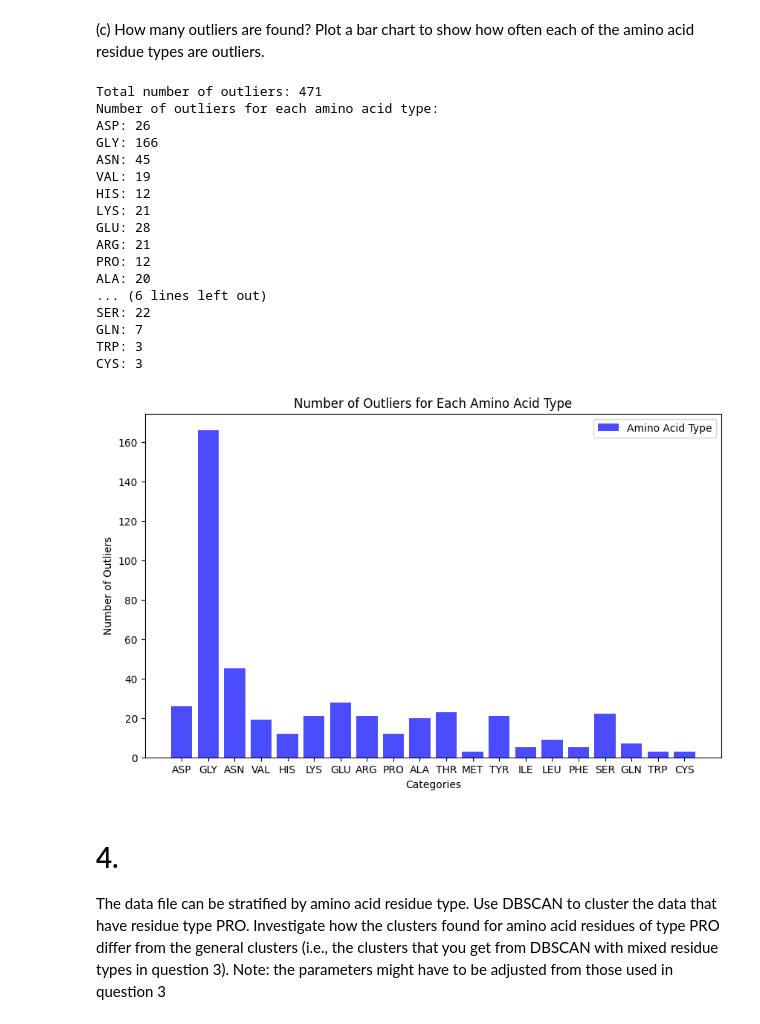
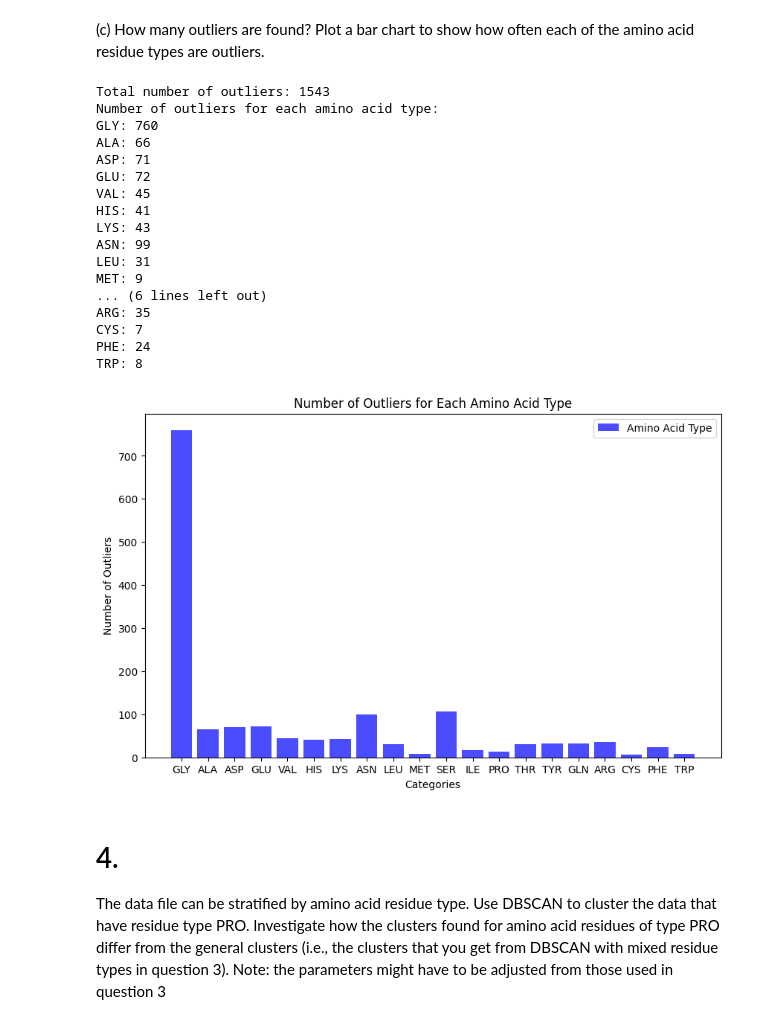
Before and after one commit to Beolinen/DAT565, a Jupyter notebook: Assignment03/A3.ipynb, the cells around one changed output. Cells and saved outputs as stored; diff of their text form; code cells hidden in the pictures.

```diff
--- a/Assignment03/A3.ipynb
+++ b/Assignment03/A3.ipynb
@@ -320,70 +417,86 @@ Estimated number of noise points: 471
 # %% [markdown]
 (c) How many outliers are found? Plot a bar chart to show how often each of the amino acid residue types are outliers.
 # %%
-# Assume df contains your data
-# Example: df = pd.read_csv('your_dataset.csv')
+# For shting the axes to better visualize the clusters
+X = df['phi']
+Y = df['psi']
 
-# Extract relevant features and amino acid type
-angles = df[['phi', 'psi']].values
-amino_acid_type = df['residue name']
+X_shift = (X + 210) % 360 - 210
+Y_shift = (Y + 120) % 360 - 120
 
-# Motivate the choice of min_samples and eps based on the data distribution
-min_samples = 4
-eps = 5
+# Extracting phi and psi
+angles = np.array(df[['phi', 'psi']])
+angles[:, 0] = X_shift
+angles[:, 1] = Y_shift
 
-# Use DBSCAN for clustering
+# Choicing min_samples and eps
+min_samples = 200
+eps = 0.3
+
+# To adhere to the toroidal property, perform clustering on the sin and cos of the angles
+# Convert angles to radians to use in trigonometric functions
+df['phi_rad'] = np.deg2rad(df['phi'])
+df['psi_rad'] = np.deg2rad(df['psi'])
+
+# Convert angles to points on the unit circle
+df['phi_cos'] = np.cos(df['phi_rad'])
+df['phi_sin'] = np.sin(df['phi_rad'])
+df['psi_cos'] = np.cos(df['psi_rad'])
+df['psi_sin'] = np.sin(df['psi_rad'])
+
+# Using DBSCAN for clustering
 dbscan = DBSCAN(eps=eps, min_samples=min_samples)
-labels = dbscan.fit_predict(angles)
+labels = dbscan.fit_predict(df[['phi_cos', 'phi_sin', 'psi_cos', 'psi_sin']])
 
-# Count the number of outliers for each amino acid type
+# Counting the number of outliers for each amino acid type
 outliers_count = {}
 
 for aa_type, label in zip(amino_acid_type, labels):
     if label == -1:  # Outlier
         if aa_type in outliers_count:
             outliers_count[aa_type] += 1
         else:
             outliers_count[aa_type] = 1
 
-# Print the total number of outliers
+# Printing the total number of outliers
 total_outliers = sum(outliers_count.values())
 print('Total number of outliers:', total_outliers)
 
-# Print the number of outliers for each amino acid type
+# Printing the number of outliers for each amino acid type
 print('Number of outliers for each amino acid type:')
 for aa_type, count in outliers_count.items():
     print(f'{aa_type}: {count}')
 
-# Plot a bar chart
+# Plotting a bar chart
 plt.figure(figsize=(10, 6))
 
-# Plot outliers for each amino acid type
+# Plotting outliers for each amino acid type
 plt.bar(outliers_count.keys(), outliers_count.values(), color='blue', alpha=0.7, label='Amino Acid Type')
 
 plt.title('Number of Outliers for Each Amino Acid Type')
 plt.xlabel('Categories')
 plt.ylabel('Number of Outliers')
 plt.legend()
 plt.show()
 # %% [output]
-Total number of outliers: 471
+Total number of outliers: 1543
 Number of outliers for each amino acid type:
-ASP: 26
-GLY: 166
-ASN: 45
-VAL: 19
-HIS: 12
-LYS: 21
-GLU: 28
-ARG: 21
-PRO: 12
-ALA: 20
+GLY: 760
+ALA: 66
+ASP: 71
+GLU: 72
+VAL: 45
+HIS: 41
+LYS: 43
+ASN: 99
+LEU: 31
+MET: 9
 ... (6 lines left out)
-SER: 22
-GLN: 7
-TRP: 3
-CYS: 3
+ARG: 35
+CYS: 7
+PHE: 24
+TRP: 8
-[figure, old version]
+[figure, new version]
 # %% [markdown]
 # 4.
 The data file can be stratified by amino acid residue type. Use DBSCAN to cluster the data that have residue type PRO. Investigate how the clusters found for amino acid residues of type PRO differ from the general clusters (i.e., the clusters that you get from DBSCAN with mixed residue types in question 3). Note: the parameters might have to be adjusted from those used in question 3
```
Also changed, not shown: parts of 15 cells of this notebook, 20 other files.
